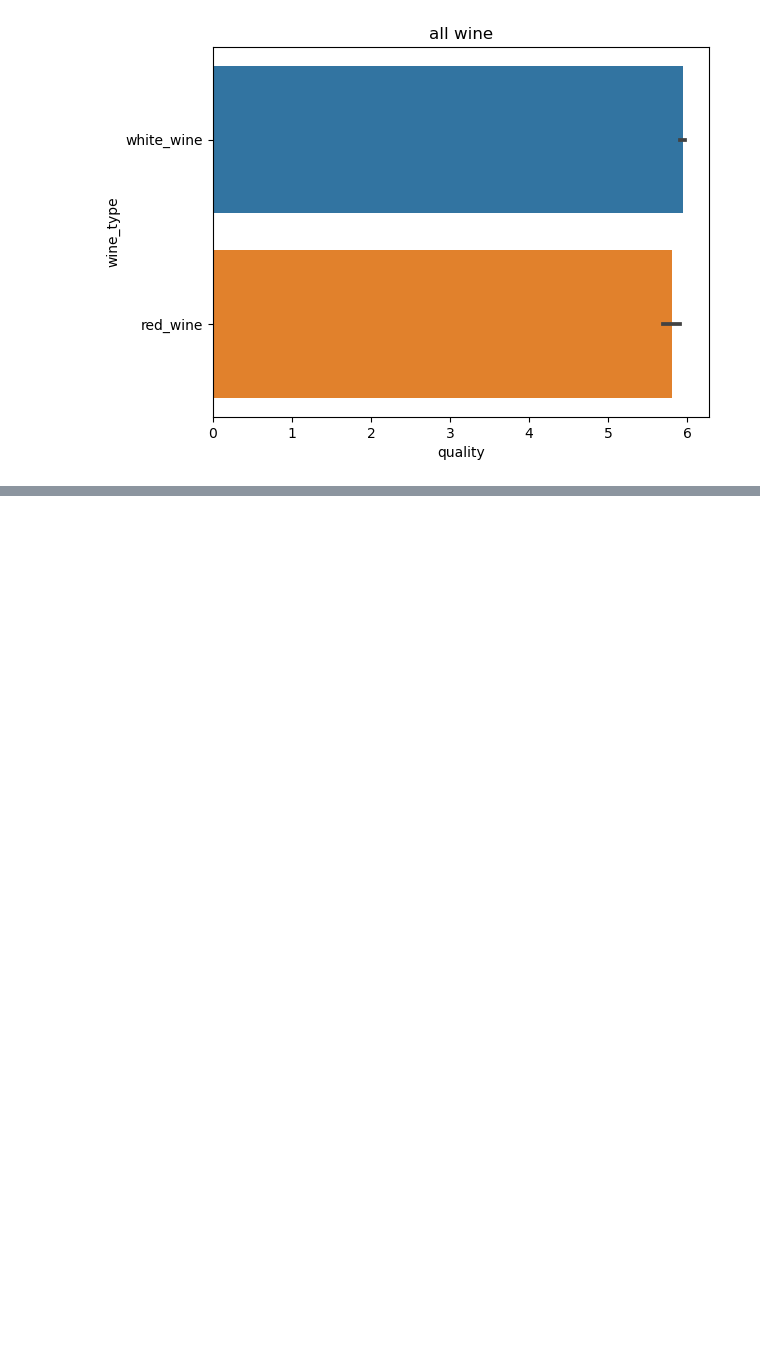
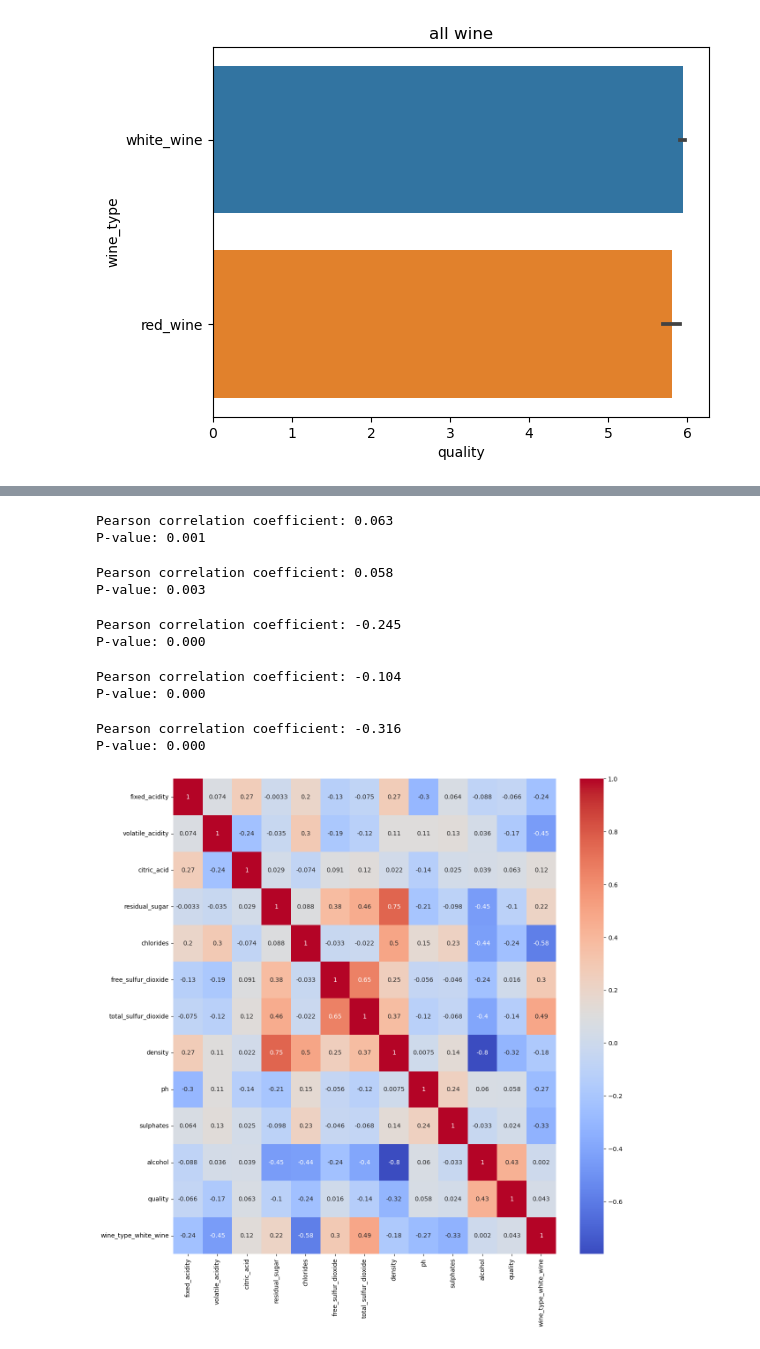
Before and after one commit to Team-BCR/project3_wine, a Jupyter notebook: explore_oneil.ipynb, the cells around one changed output, grey strips where cells are left out. Drawn from its saved outputs; the diff is of its cells as text; code cells hidden in the pictures; blank space fills up the shorter version.

```diff
--- a/explore_oneil.ipynb
+++ b/explore_oneil.ipynb
@@ -130,0 +154,62 @@ for col in col_list[:-1]:
+# %%
+# calculate the Pearson correlation coefficient and p-value
+corr, p_value = pearsonr(tr['citric_acid'], tr['quality'])
+
+# print the results
+print(f"Pearson correlation coefficient: {corr:.3f}")
+print(f"P-value: {p_value:.3f}")
+# %% [output]
+Pearson correlation coefficient: 0.063
+P-value: 0.001
+# %%
+# calculate the Pearson correlation coefficient and p-value
+corr, p_value = pearsonr(tr['ph'], tr['quality'])
+
+# print the results
+print(f"Pearson correlation coefficient: {corr:.3f}")
+print(f"P-value: {p_value:.3f}")
+# %% [output]
+Pearson correlation coefficient: 0.058
+P-value: 0.003
+# %%
+# calculate the Pearson correlation coefficient and p-value
+corr, p_value = pearsonr(tr['chlorides'], tr['quality'])
+
+# print the results
+print(f"Pearson correlation coefficient: {corr:.3f}")
+print(f"P-value: {p_value:.3f}")
+# %% [output]
+Pearson correlation coefficient: -0.245
+P-value: 0.000
+# %%
+# calculate the Pearson correlation coefficient and p-value
+corr, p_value = pearsonr(tr['residual_sugar'], tr['quality'])
+
+# print the results
+print(f"Pearson correlation coefficient: {corr:.3f}")
+print(f"P-value: {p_value:.3f}")
+# %% [output]
+Pearson correlation coefficient: -0.104
+P-value: 0.000
+# %%
+# calculate the Pearson correlation coefficient and p-value
+corr, p_value = pearsonr(tr['density'], tr['quality'])
+
+# print the results
+print(f"Pearson correlation coefficient: {corr:.3f}")
+print(f"P-value: {p_value:.3f}")
+# %% [output]
+Pearson correlation coefficient: -0.316
+P-value: 0.000
+# %%
+plt.figure(figsize=(14, 14))
+# calculate the correlation matrix
+corr_matrix = tr.corr()
+
+# create the heatmap
+sns.heatmap(corr_matrix, annot=True, cmap='coolwarm')
+
+# show the plot
+plt.show()
+# %% [output]
+[figure, added]
```
Also changed, not shown: parts of 3 cells of this notebook, 1 other file.
